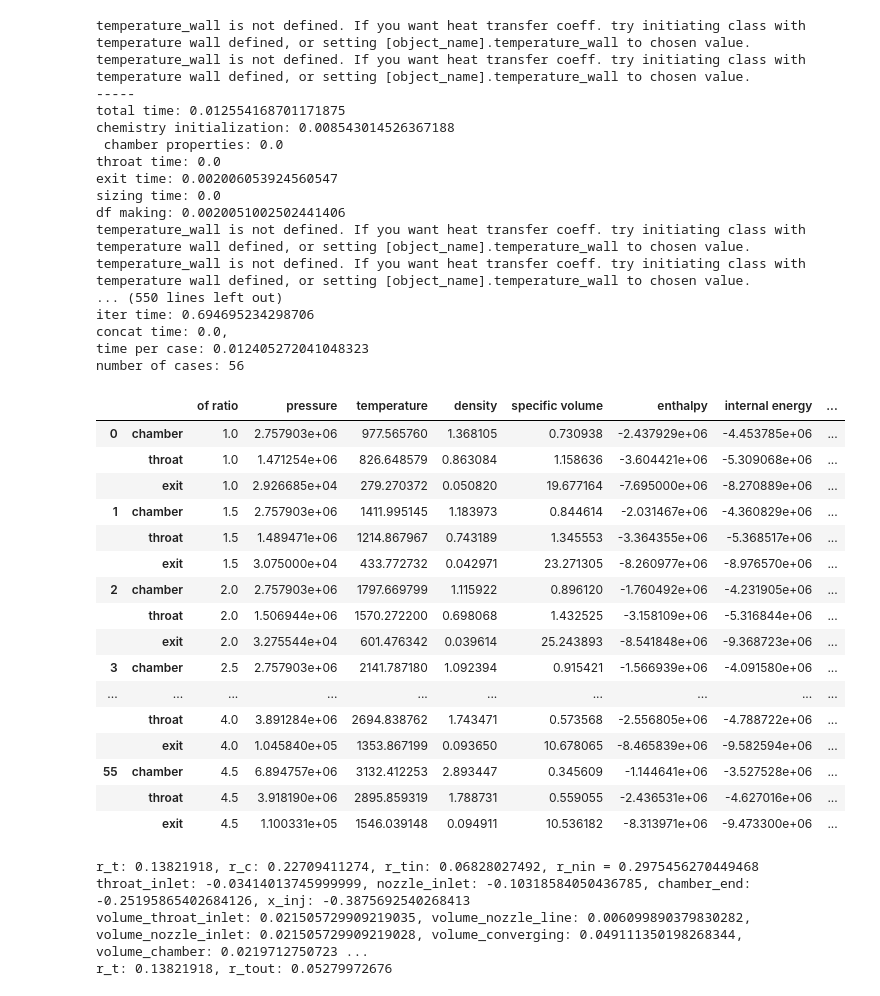
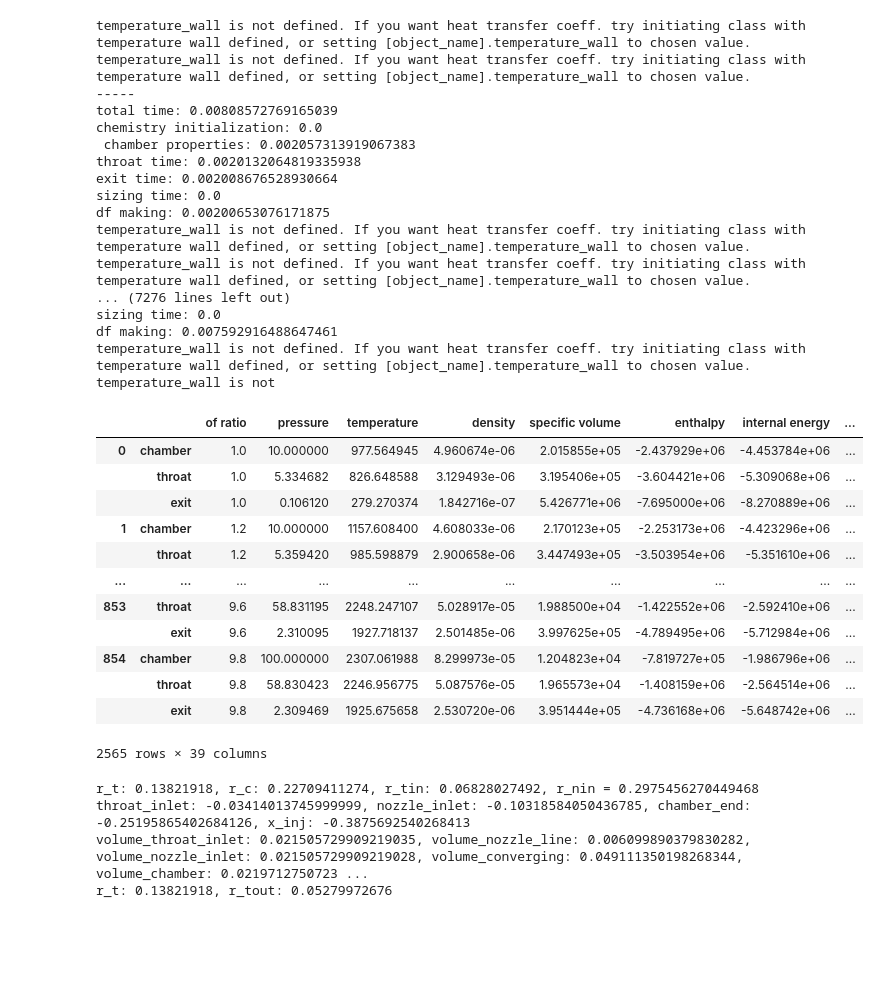
Before and after one commit to AliGangeh/RocketCow, a Jupyter notebook: Rocket_Cow_CEA.ipynb, the cells around one changed output. Cells and saved outputs as stored; diff of their text form; code cells hidden in the pictures; blank space fills up the shorter version.

```diff
--- a/Rocket_Cow_CEA.ipynb
+++ b/Rocket_Cow_CEA.ipynb
@@ -1020,7 +1027,7 @@ class Engine(EngineState):
             idx = np.searchsorted(stations, self.x_dict["x_t"])
             stations = np.insert(stations, idx, self.x_dict["x_t"])
 
-        self._gas.TPX = self.chamber_gas.T, self.chamber_gas.P, self.chamber_gas.X
+        self._gas.TPX = self.chamber['temperature'], self.chamber['pressure'], self.chamber['mole fraction']
 
         list_station_properties = []
 
@@ -1189,9 +1196,7 @@ def ranged_sim_rocketcow(oxidizer, fuel, of_arr, p_arr, exit_value, gas, condens
         for of_ratio in of_arr:
             state = Engine(oxidizer, fuel, of_ratio, pressure, exit_value, gas, size_value, condensate=condensate, transport=transport, size_parameter=size_parameter,
                            exit_parameter=exit_parameter)
-            t1 = time.time()
             state_list.append(state())
-            t2 = time.time() -t1
     iter_time = time.time() - start_time
 
     states = pd.concat(state_list, keys = list(range(len(state_list))))
@@ -1333,42 +1338,38 @@ df making: 0.0010967254638671875
 # %%
-of_arr = np.arange(1, 5, .5)
-p_arr = np.arange(Q(400, 'psi').to_base_units().magnitude, Q(1001, 'psi').to_base_units().magnitude, Q(100, 'psi').to_base_units().magnitude)
+of_arr = np.arange(1, 10, .2)
+p_arr = np.arange(10, 101, 5)
 exit_value = 8 #in^2
 rocketcow_results = ranged_sim_rocketcow(oxidizer, fuel, of_arr, p_arr, exit_value, gas, condensate=condensate, transport=transport, size_value=1000, size_parameter ="thrust", exit_parameter="area ratio")
 
 rocketcow_results
 # %% [output]
 temperature_wall is not defined. If you want heat transfer coeff. try initiating class with temperature wall defined, or setting [object_name].temperature_wall to chosen value.
 temperature_wall is not defined. If you want heat transfer coeff. try initiating class with temperature wall defined, or setting [object_name].temperature_wall to chosen value.
 -----
-total time: 0.012554168701171875
-chemistry initialization: 0.008543014526367188
- chamber properties: 0.0
-throat time: 0.0
-exit time: 0.002006053924560547
+total time: 0.00808572769165039
+chemistry initialization: 0.0
+ chamber properties: 0.002057313919067383
+throat time: 0.0020132064819335938
+exit time: 0.002008676528930664
 sizing time: 0.0
-df making: 0.0020051002502441406
+df making: 0.00200653076171875
 temperature_wall is not defined. If you want heat transfer coeff. try initiating class with temperature wall defined, or setting [object_name].temperature_wall to chosen value.
 temperature_wall is not defined. If you want heat transfer coeff. try initiating class with temperature wall defined, or setting [object_name].temperature_wall to chosen value.
-... (550 lines left out)
-iter time: 0.694695234298706
-concat time: 0.0,
-time per case: 0.012405272041048323
-number of cases: 56
+... (7276 lines left out)
+sizing time: 0.0
+df making: 0.007592916488647461
+temperature_wall is not defined. If you want heat transfer coeff. try initiating class with temperature wall defined, or setting [object_name].temperature_wall to chosen value.
+temperature_wall is not
 |  |  | of ratio | pressure | temperature | density | specific volume | enthalpy | internal energy | ... |
-| 0 | chamber | 1.0 | 2.757903e+06 | 977.565760 | 1.368105 | 0.730938 | -2.437929e+06 | -4.453785e+06 | ... |
-|  | throat | 1.0 | 1.471254e+06 | 826.648579 | 0.863084 | 1.158636 | -3.604421e+06 | -5.309068e+06 | ... |
-|  | exit | 1.0 | 2.926685e+04 | 279.270372 | 0.050820 | 19.677164 | -7.695000e+06 | -8.270889e+06 | ... |
-| 1 | chamber | 1.5 | 2.757903e+06 | 1411.995145 | 1.183973 | 0.844614 | -2.031467e+06 | -4.360829e+06 | ... |
-|  | throat | 1.5 | 1.489471e+06 | 1214.867967 | 0.743189 | 1.345553 | -3.364355e+06 | -5.368517e+06 | ... |
-|  | exit | 1.5 | 3.075000e+04 | 433.772732 | 0.042971 | 23.271305 | -8.260977e+06 | -8.976570e+06 | ... |
-| 2 | chamber | 2.0 | 2.757903e+06 | 1797.669799 | 1.115922 | 0.896120 | -1.760492e+06 | -4.231905e+06 | ... |
-|  | throat | 2.0 | 1.506944e+06 | 1570.272200 | 0.698068 | 1.432525 | -3.158109e+06 | -5.316844e+06 | ... |
-|  | exit | 2.0 | 3.275544e+04 | 601.476342 | 0.039614 | 25.243893 | -8.541848e+06 | -9.368723e+06 | ... |
-| 3 | chamber | 2.5 | 2.757903e+06 | 2141.787180 | 1.092394 | 0.915421 | -1.566939e+06 | -4.091580e+06 | ... |
+| 0 | chamber | 1.0 | 10.000000 | 977.564945 | 4.960674e-06 | 2.015855e+05 | -2.437929e+06 | -4.453784e+06 | ... |
+|  | throat | 1.0 | 5.334682 | 826.648588 | 3.129493e-06 | 3.195406e+05 | -3.604421e+06 | -5.309068e+06 | ... |
+|  | exit | 1.0 | 0.106120 | 279.270374 | 1.842716e-07 | 5.426771e+06 | -7.695000e+06 | -8.270889e+06 | ... |
+| 1 | chamber | 1.2 | 10.000000 | 1157.608400 | 4.608033e-06 | 2.170123e+05 | -2.253173e+06 | -4.423296e+06 | ... |
+|  | throat | 1.2 | 5.359420 | 985.598879 | 2.900658e-06 | 3.447493e+05 | -3.503954e+06 | -5.351610e+06 | ... |
 | ... | ... | ... | ... | ... | ... | ... | ... | ... | ... |
-|  | throat | 4.0 | 3.891284e+06 | 2694.838762 | 1.743471 | 0.573568 | -2.556805e+06 | -4.788722e+06 | ... |
-|  | exit | 4.0 | 1.045840e+05 | 1353.867199 | 0.093650 | 10.678065 | -8.465839e+06 | -9.582594e+06 | ... |
-| 55 | chamber | 4.5 | 6.894757e+06 | 3132.412253 | 2.893447 | 0.345609 | -1.144641e+06 | -3.527528e+06 | ... |
-|  | throat | 4.5 | 3.918190e+06 | 2895.859319 | 1.788731 | 0.559055 | -2.436531e+06 | -4.627016e+06 | ... |
-|  | exit | 4.5 | 1.100331e+05 | 1546.039148 | 0.094911 | 10.536182 | -8.313971e+06 | -9.473300e+06 | ... |
+| 853 | throat | 9.6 | 58.831195 | 2248.247107 | 5.028917e-05 | 1.988500e+04 | -1.422552e+06 | -2.592410e+06 | ... |
+|  | exit | 9.6 | 2.310095 | 1927.718137 | 2.501485e-06 | 3.997625e+05 | -4.789495e+06 | -5.712984e+06 | ... |
+| 854 | chamber | 9.8 | 100.000000 | 2307.061988 | 8.299973e-05 | 1.204823e+04 | -7.819727e+05 | -1.986796e+06 | ... |
+|  | throat | 9.8 | 58.830423 | 2246.956775 | 5.087576e-05 | 1.965573e+04 | -1.408159e+06 | -2.564514e+06 | ... |
+|  | exit | 9.8 | 2.309469 | 1925.675658 | 2.530720e-06 | 3.951444e+05 | -4.736168e+06 | -5.648742e+06 | ... |
+2565 rows × 39 columns
```
Also changed, not shown: parts of 14 cells of this notebook, 4 other files.
